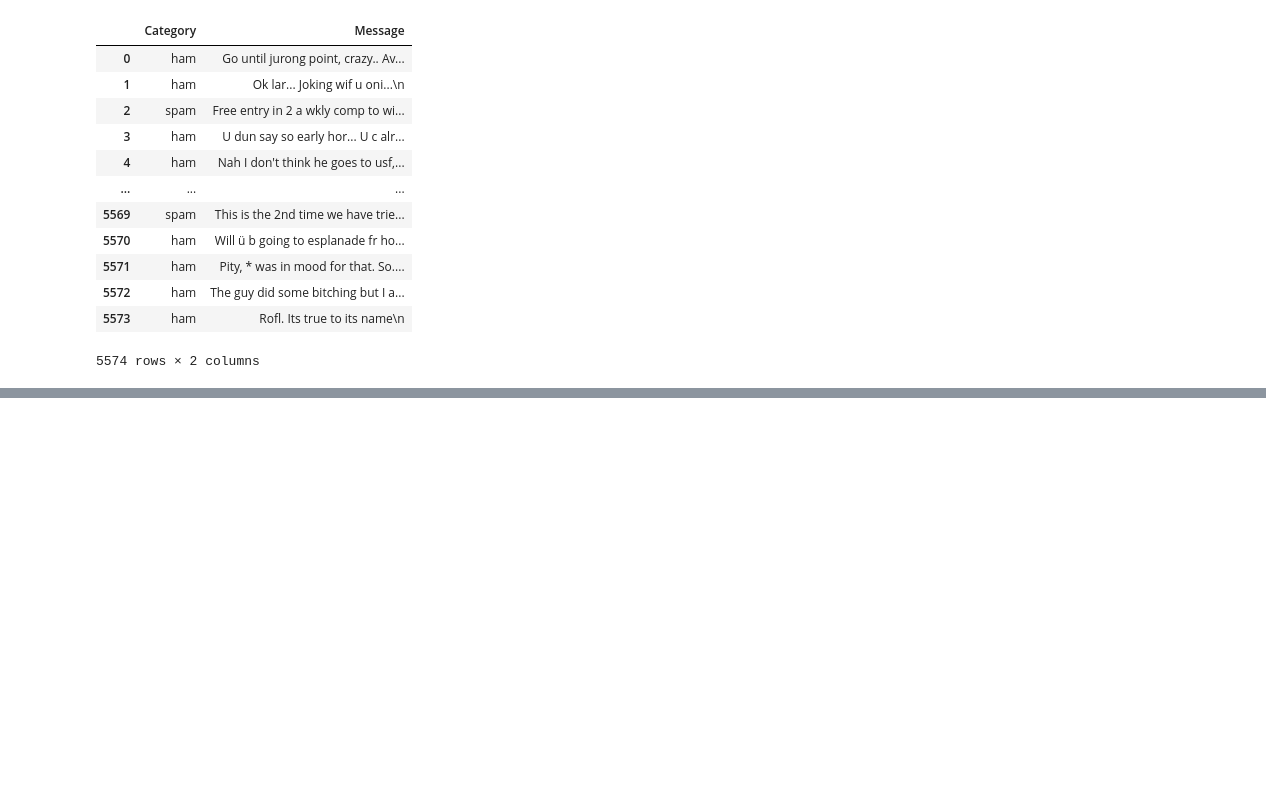
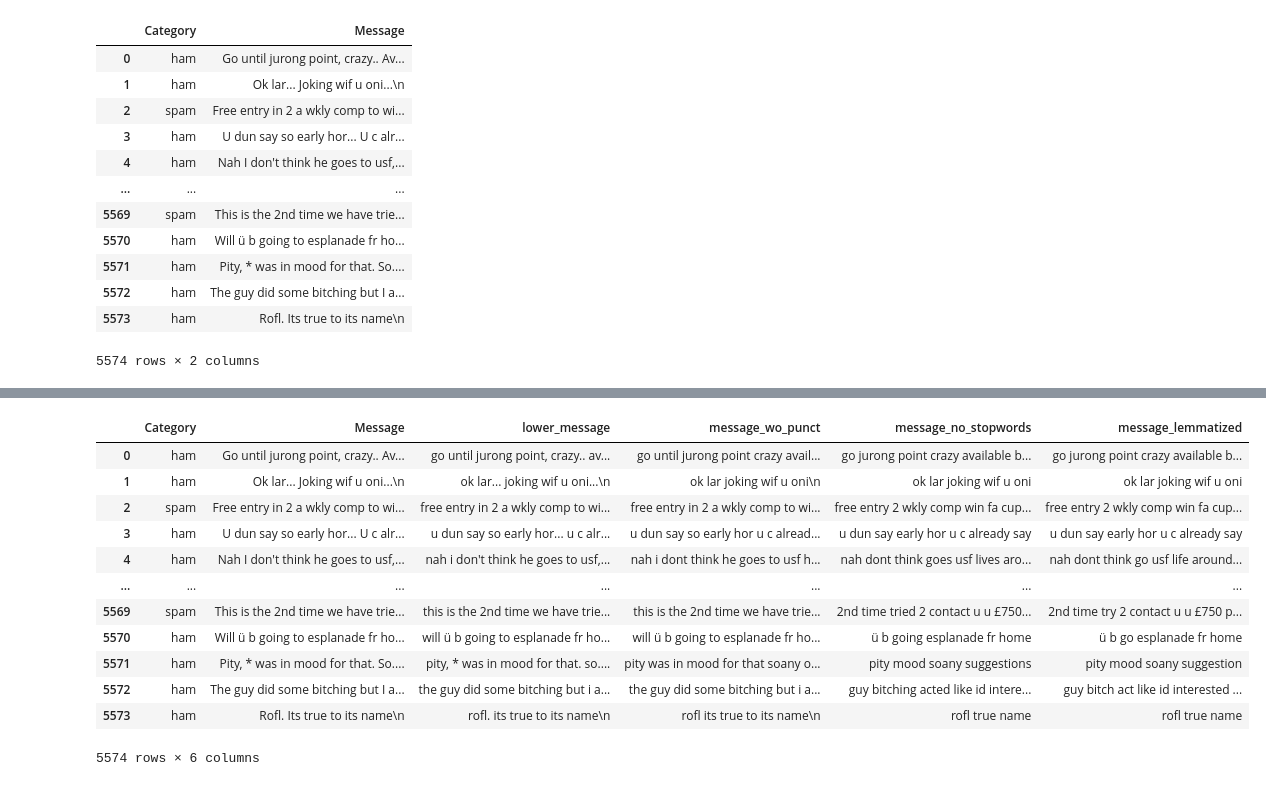
Before and after one commit to mgulbin13/dsc-project-3, a Jupyter notebook: eda.ipynb, the cells around one changed output, grey strips where cells are left out. Saved outputs shown, nothing was run; the diff lists cells and outputs as text; code cells hidden in the pictures; blank space fills up the shorter version.

```diff
--- a/eda.ipynb
+++ b/eda.ipynb
@@ -29,0 +48,5 @@ df
+# %%
+df_cleaning = df.copy()
+# %%
+df_cleaning['lower_message'] = df_cleaning['Message'].str.lower()
+df_cleaning
@@ -29,0 +67,8 @@ df
+# %%
+PUNCT_TO_REMOVE = string.punctuation
+def remove_punctuation(text):
+    """custom function to remove the punctuation"""
+    return text.translate(str.maketrans('', '', PUNCT_TO_REMOVE))
+
+df_cleaning['message_wo_punct'] = df_cleaning["lower_message"].apply(lambda text: remove_punctuation(text))
+df_cleaning
@@ -29,0 +89,10 @@ df
+# %%
+from nltk.corpus import stopwords
+
+STOPWORDS = set(stopwords.words('english'))
+def remove_stopwords(text):
+    """custom function to remove the stopwords"""
+    return " ".join([word for word in str(text).split() if word not in STOPWORDS])
+
+df_cleaning['message_no_stopwords'] = df_cleaning['message_wo_punct'].apply(lambda text: remove_stopwords(text))
+df_cleaning
@@ -29,0 +113,26 @@ df
+# %%
+from nltk.corpus import wordnet
+from nltk.stem import WordNetLemmatizer
+
+lemmatizer = WordNetLemmatizer()
+wordnet_map = {"N":wordnet.NOUN, "V":wordnet.VERB, "J":wordnet.ADJ, "R":wordnet.ADV}
+def lemmatize_words(text):
+    pos_tagged_text = nltk.pos_tag(text.split(), lang='eng')
+    return " ".join([lemmatizer.lemmatize(word, wordnet_map.get(pos[0], wordnet.NOUN)) for word, pos in pos_tagged_text])
+
+df_cleaning['message_lemmatized'] = df_cleaning['message_no_stopwords'].apply(lambda text: lemmatize_words(text))
+df_cleaning
+# %% [output]
+|  | Category | Message | lower_message | message_wo_punct | message_no_stopwords | message_lemmatized |
+| 0 | ham | Go until jurong point, crazy.. Av... | go until jurong point, crazy.. av... | go until jurong point crazy avail... | go jurong point crazy available b... | go jurong point crazy available b... |
+| 1 | ham | Ok lar... Joking wif u oni...\n | ok lar... joking wif u oni...\n | ok lar joking wif u oni\n | ok lar joking wif u oni | ok lar joking wif u oni |
+| 2 | spam | Free entry in 2 a wkly comp to wi... | free entry in 2 a wkly comp to wi... | free entry in 2 a wkly comp to wi... | free entry 2 wkly comp win fa cup... | free entry 2 wkly comp win fa cup... |
+| 3 | ham | U dun say so early hor... U c alr... | u dun say so early hor... u c alr... | u dun say so early hor u c alread... | u dun say early hor u c already say | u dun say early hor u c already say |
+| 4 | ham | Nah I don't think he goes to usf,... | nah i don't think he goes to usf,... | nah i dont think he goes to usf h... | nah dont think goes usf lives aro... | nah dont think go usf life around... |
+| ... | ... | ... | ... | ... | ... | ... |
+| 5569 | spam | This is the 2nd time we have trie... | this is the 2nd time we have trie... | this is the 2nd time we have trie... | 2nd time tried 2 contact u u £750... | 2nd time try 2 contact u u £750 p... |
+| 5570 | ham | Will ü b going to esplanade fr ho... | will ü b going to esplanade fr ho... | will ü b going to esplanade fr ho... | ü b going esplanade fr home | ü b go esplanade fr home |
+| 5571 | ham | Pity, * was in mood for that. So.... | pity, * was in mood for that. so.... | pity was in mood for that soany o... | pity mood soany suggestions | pity mood soany suggestion |
+| 5572 | ham | The guy did some bitching but I a... | the guy did some bitching but i a... | the guy did some bitching but i a... | guy bitching acted like id intere... | guy bitch act like id interested ... |
+| 5573 | ham | Rofl. Its true to its name\n | rofl. its true to its name\n | rofl its true to its name\n | rofl true name | rofl true name |
+5574 rows × 6 columns
```
Also changed, not shown: parts of 11 cells of this notebook, 1 other file.
